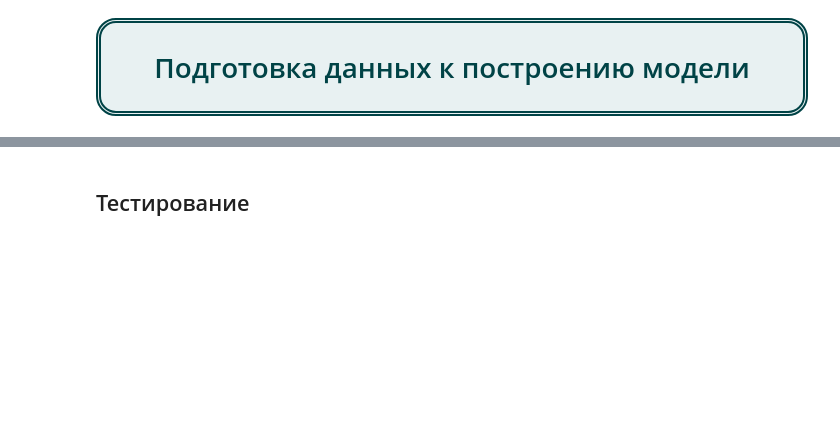
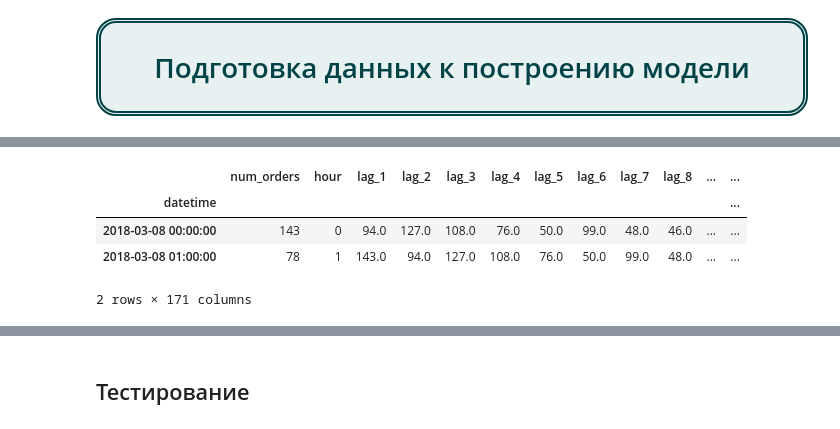
Before and after one commit to Denis-Mukhanov/forecast-of-taxi-orders, a Jupyter notebook: forecast_taxi_orders.ipynb, the cells around one changed output, grey strips where cells are left out. Cells and saved outputs as stored; diff of their text form; code cells hidden in the pictures; blank space fills up the shorter version.

Commit message:
add data preparation

```diff
--- a/forecast_taxi_orders.ipynb
+++ b/forecast_taxi_orders.ipynb
@@ -374,0 +384,23 @@ df_st = None
+# %%
+def make_features(df , max_lag, rolling_mean_size=7):
+    # получение значения часа из индекса
+    df['hour'] = df.index.hour
+    # лаги
+    lag_columns = {}
+    for lag in range(1, max_lag + 1):
+        lag_columns['lag_{}'.format(lag)] = df['num_orders'].shift(lag)
+    df = pd.concat([df, pd.DataFrame(lag_columns)], axis=1)
+    # скользящее среднее
+    df['rolling_mean'] = df['num_orders'].shift().rolling(rolling_mean_size).mean()
+    # обработка лаг-пропусков
+    df = df.dropna()
+    return df
+# %%
+df = make_features(df, 168).copy()
+display(df.head(2))
+# %% [output]
+|  | num_orders | hour | lag_1 | lag_2 | lag_3 | lag_4 | lag_5 | lag_6 | lag_7 | lag_8 | ... | ... |
+| datetime |  |  |  |  |  |  |  |  |  |  |  | ... |
+| 2018-03-08 00:00:00 | 143 | 0 | 94.0 | 127.0 | 108.0 | 76.0 | 50.0 | 99.0 | 48.0 | 46.0 | ... | ... |
+| 2018-03-08 01:00:00 | 78 | 1 | 143.0 | 94.0 | 127.0 | 108.0 | 76.0 | 50.0 | 99.0 | 48.0 | ... | ... |
+2 rows × 171 columns
```
Also changed, not shown: parts of 8 cells of this notebook.
